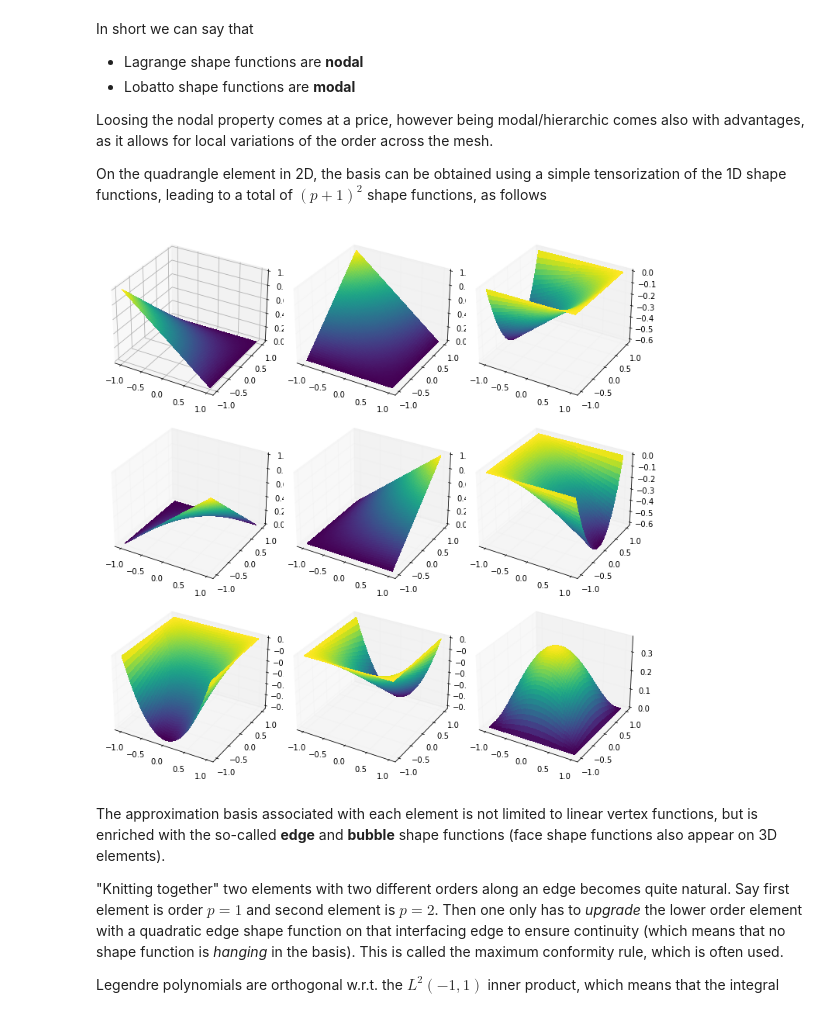
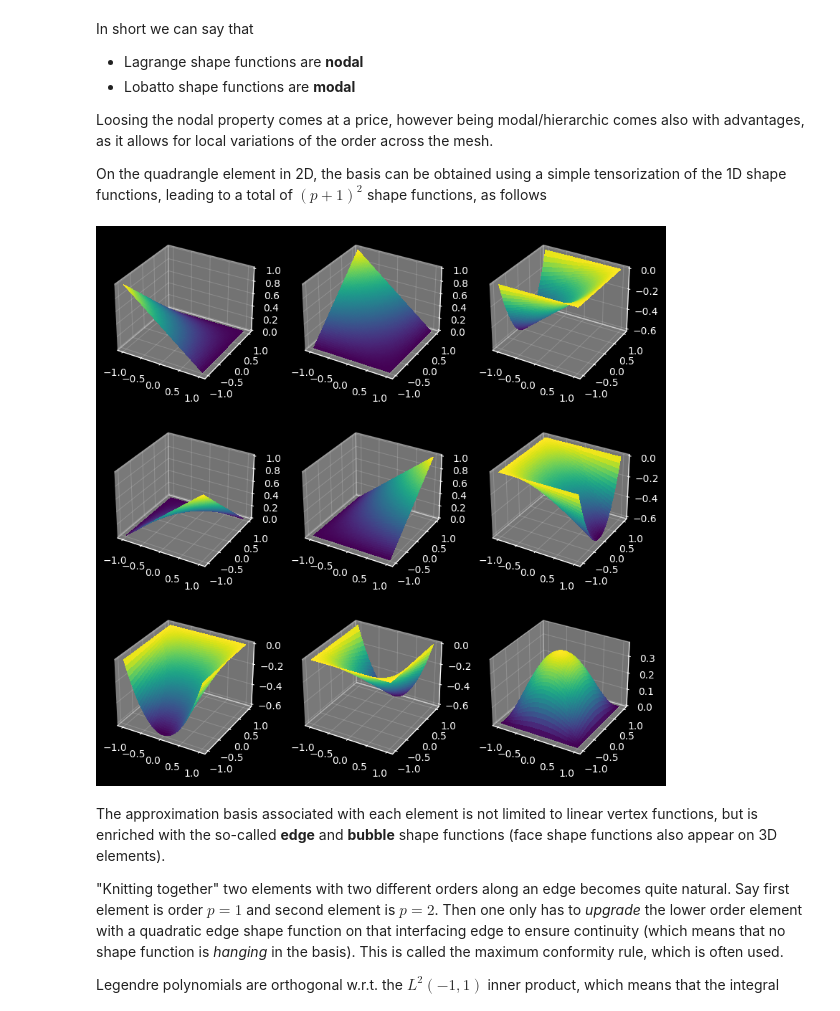
Before and after one commit to HadrienBeriot/Helmholtz_1D_HighOrder_FEM, a Jupyter notebook: Helmholtz_1D_pFEM.ipynb, the cells around one changed output. Cells and saved outputs as stored; diff of their text form; code cells hidden in the pictures.

```diff
--- a/Helmholtz_1D_pFEM.ipynb
+++ b/Helmholtz_1D_pFEM.ipynb
@@ -28,7 +28,7 @@ from ipywidgets import interactive
 import ipywidgets as widgets
 
 # for dark theme aficionados
-#plt.style.use('dark_background')
+plt.style.use('dark_background')
 # %% [markdown]
 Also, if you are using a dark theme in your browser, just uncomment the line "plt.style.use('dark_background')" in the code above.
 # %% [markdown]
@@ -152,7 +152,7 @@ Interestingly, the Lobatto and Lagrange shape functions are equivalent for $p=1$
 The associated degrees of freedom do not correspond to the solution at speciﬁc points on the element (they are not interpolatory anymore). However, these shape functions are **hierarchic**, which means that the ﬁnite element basis of degree $p$  is obtained by adding additional shape functions to the basis of degree $p-1$. This can be seen if plotting the basis for up to order 6.
 The linear shape functions are still present.
 # %%
-fig, ax = plt.subplots(nrows=1, ncols=1, figsize=(6, 4), tight_layout=True)
+fig, ax = plt.subplots(nrows=1, ncols=1, figsize=(5, 3), tight_layout=True)
 ax.plot(xi, Lo(xi,8));
 ax.set(xlabel=r'$\xi$', ylabel=r'$L(\xi)$',
        title='Lobatto shape functions ($p=8$)')
@@ -172,26 +172,26 @@ On the quadrangle element in 2D, the basis can be obtained using a simple tensor
 # %%
 NrOfPoints = 50
 Order = int(2)
 xi = np.linspace(-1,1,NrOfPoints); eta = np.linspace(-1,1,NrOfPoints)
 XI, ETA = np.meshgrid(xi,eta)
 ShapeFunction1D_xi = Lo(XI.flatten(),Order)
 ShapeFunction1D_eta = Lo(ETA.flatten(),Order);
 
-fig = plt.figure(figsize=(10, 10), tight_layout=True)
+fig = plt.figure(figsize=(8, 8), tight_layout=True)
 
 index = 0
 for i in np.arange(Order+1):
     for j in np.arange(Order+1):
         index += 1
         ShapeFunction2D = ShapeFunction1D_xi[:,i]*ShapeFunction1D_eta[:,j]
         ShapeFunction2D = ShapeFunction2D.reshape((NrOfPoints, NrOfPoints))
         ax = fig.add_subplot(Order+1, Order+1, index, projection='3d')
         plt.rcParams['grid.color'] = (0.9, 0.9, 0.9, 0.2)
         #ax.set_axis_off()
         surf = ax.plot_surface(XI, ETA, ShapeFunction2D, rstride=1, cstride=1, cmap=cm.viridis,
                                linewidth=0, antialiased=False)
 # %% [output]
-[figure, old version]
+[figure, new version]
 # %% [markdown]
 The approximation basis associated with each element is not limited to linear vertex functions, but is enriched with the so-called **edge** and **bubble** shape functions (face shape functions also appear on 3D elements).
 
```
Also changed, not shown: parts of 8 cells of this notebook.
